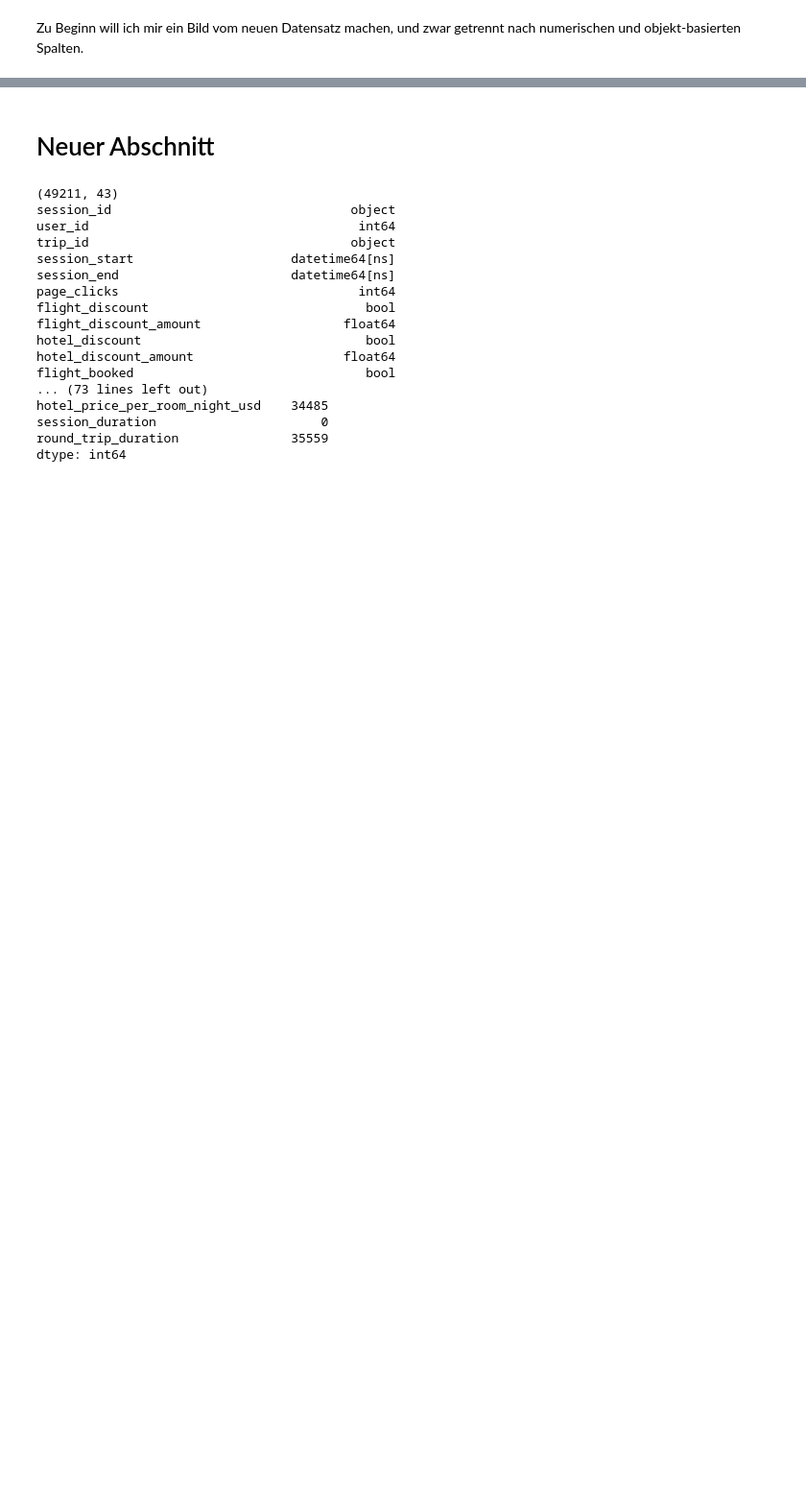
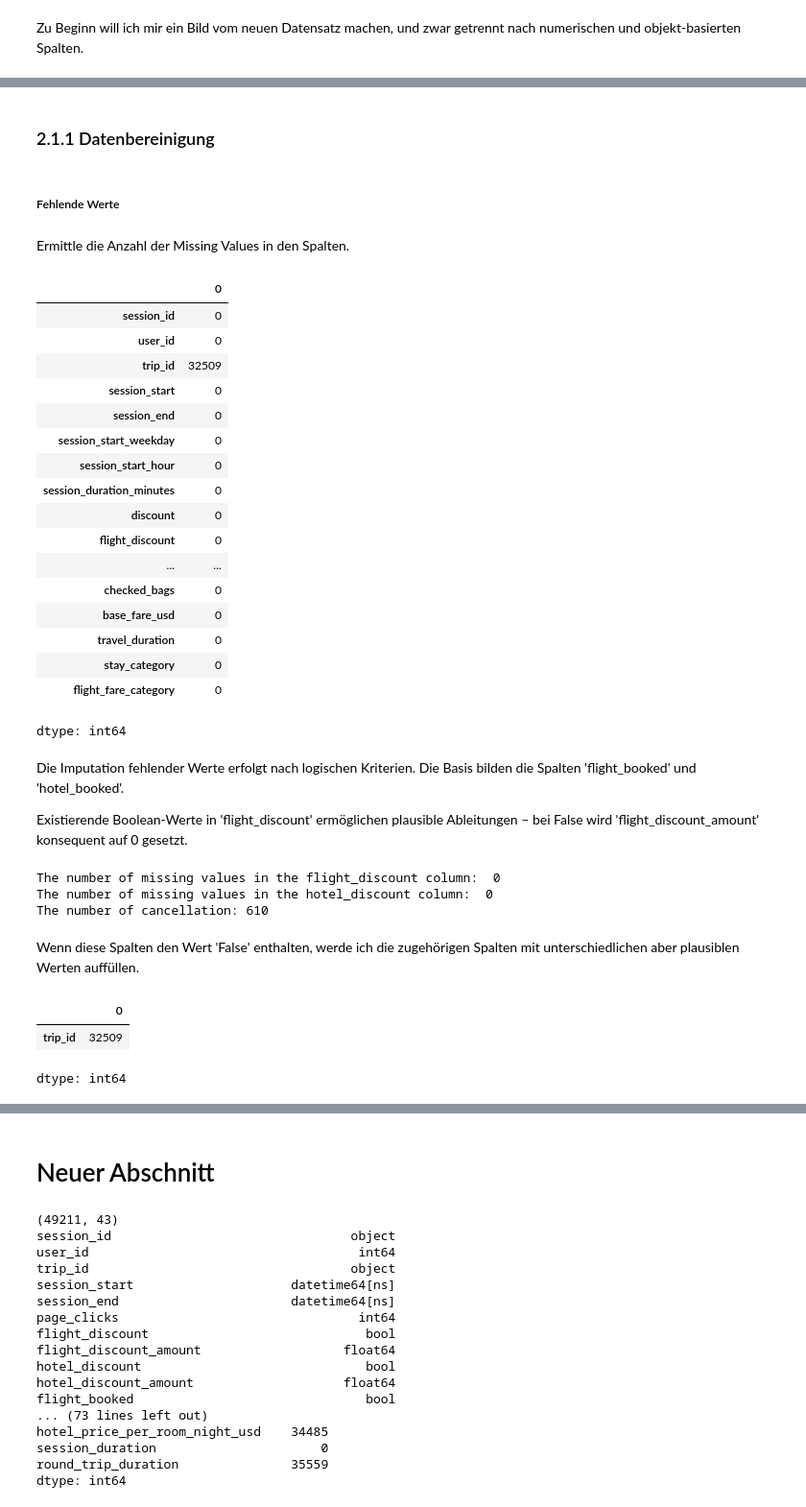
Before and after one commit to Buenyamin-Kekec/retail_demand_analysis, a Jupyter notebook: TravelTide_Mastery_Project_kb.ipynb, the cells around one changed output, grey strips where cells are left out. Shown at 96% size. Saved outputs shown, nothing was run; the diff lists cells and outputs as text; code cells hidden in the pictures; blank space fills up the shorter version.

```diff
--- a/TravelTide_Mastery_Project_kb.ipynb
+++ b/TravelTide_Mastery_Project_kb.ipynb
@@ -945,0 +992,49 @@ df_merged.shape
+# %% [markdown]
+### 2.1.1 Datenbereinigung
+# %% [markdown]
+##### Fehlende Werte
+# %% [markdown]
+Ermittle die Anzahl der Missing Values in den Spalten.
+# %%
+df_merged.isna().sum() #[df_merged.isna().sum() > 0]
+# %% [output]
+|  | 0 |
+| session_id | 0 |
+| user_id | 0 |
+| trip_id | 32509 |
+| session_start | 0 |
+| session_end | 0 |
+| session_start_weekday | 0 |
+| session_start_hour | 0 |
+| session_duration_minutes | 0 |
+| discount | 0 |
+| flight_discount | 0 |
+| ... | ... |
+| checked_bags | 0 |
+| base_fare_usd | 0 |
+| travel_duration | 0 |
+| stay_category | 0 |
+| flight_fare_category | 0 |
+dtype: int64
+# %% [markdown]
+Die Imputation fehlender Werte erfolgt nach logischen Kriterien. Die Basis bilden die Spalten 'flight_booked' und 'hotel_booked'.
+
+Existierende Boolean-Werte in 'flight_discount' ermöglichen plausible Ableitungen – bei False wird 'flight_discount_amount' konsequent auf 0 gesetzt.
+# %%
+# Setze den Flugrabatt auf 0 für Sitzungen, bei denen kein Flug rabattiert wurde
+df_merged.loc[(df_merged["flight_discount"]) == False & (df_merged["flight_discount_amount"].isna()),  "flight_discount_amount"] = 0
+
+# Setze den Hotelrabatt auf 0 für Sitzungen, bei denen kein Hotel rabattiert wurde
+df_merged.loc[(df_merged["hotel_discount"]) == False & (df_merged["hotel_discount_amount"].isna()), "hotel_discount_amount"] = 0
+
+print(f"The number of missing values in the flight_discount column:  {df_merged['flight_discount_amount'].isna().sum()}")
+print(f"The number of missing values in the hotel_discount column:  {df_merged['hotel_discount_amount'].isna().sum()}")
+
+# Die Anzahl der Stornierungen
+print(f"The number of cancellation: {df_merged['cancellation'].sum()}")
+# %% [output]
+The number of missing values in the flight_discount column:  0
+The number of missing values in the hotel_discount column:  0
+The number of cancellation: 610
+# %% [markdown]
+Wenn diese Spalten den Wert 'False' enthalten, werde ich die zugehörigen Spalten mit unterschiedlichen aber plausiblen Werten auffüllen.
@@ -945,0 +1145,7 @@ df_merged.shape
+# %%
+# Überprüfe das Ergebnis-DataFrame
+df_merged.isna().sum()[df_merged.isna().sum() > 0].sort_values(ascending=False)
+# %% [output]
+|  | 0 |
+| trip_id | 32509 |
+dtype: int64
```
Also changed, not shown: parts of 18 cells of this notebook.
